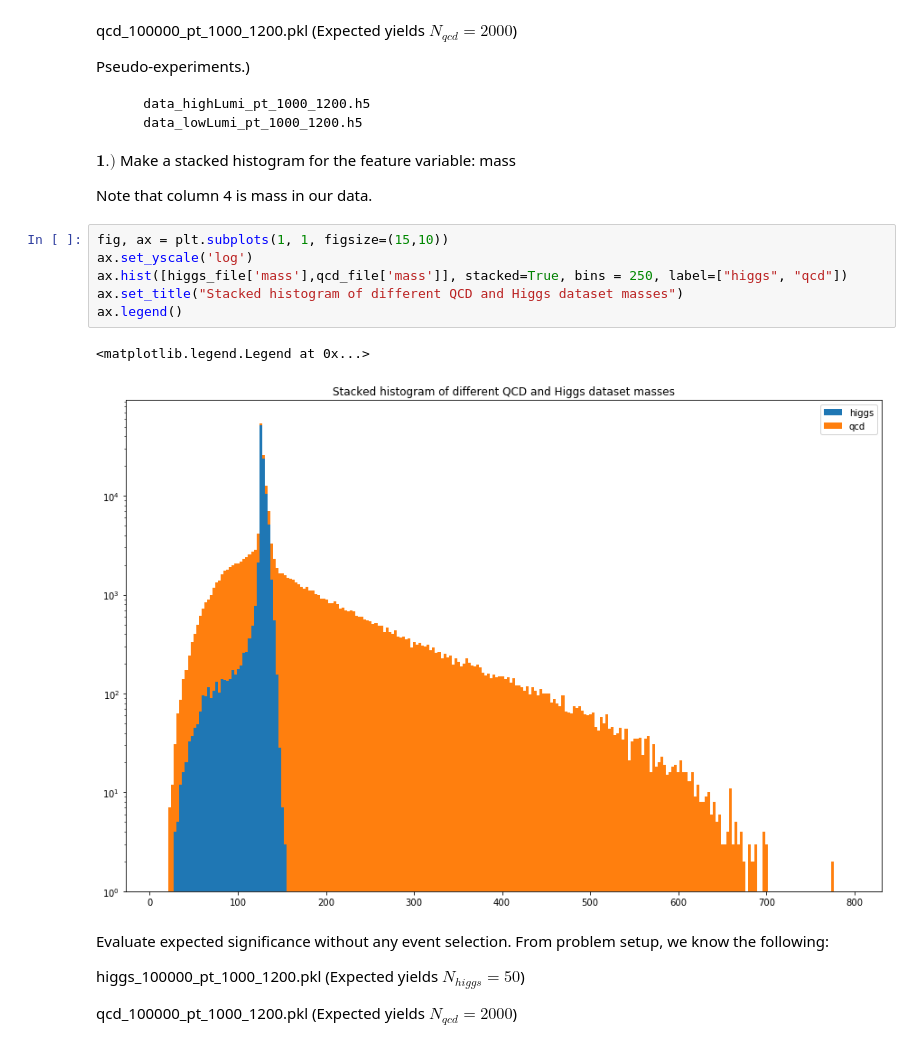
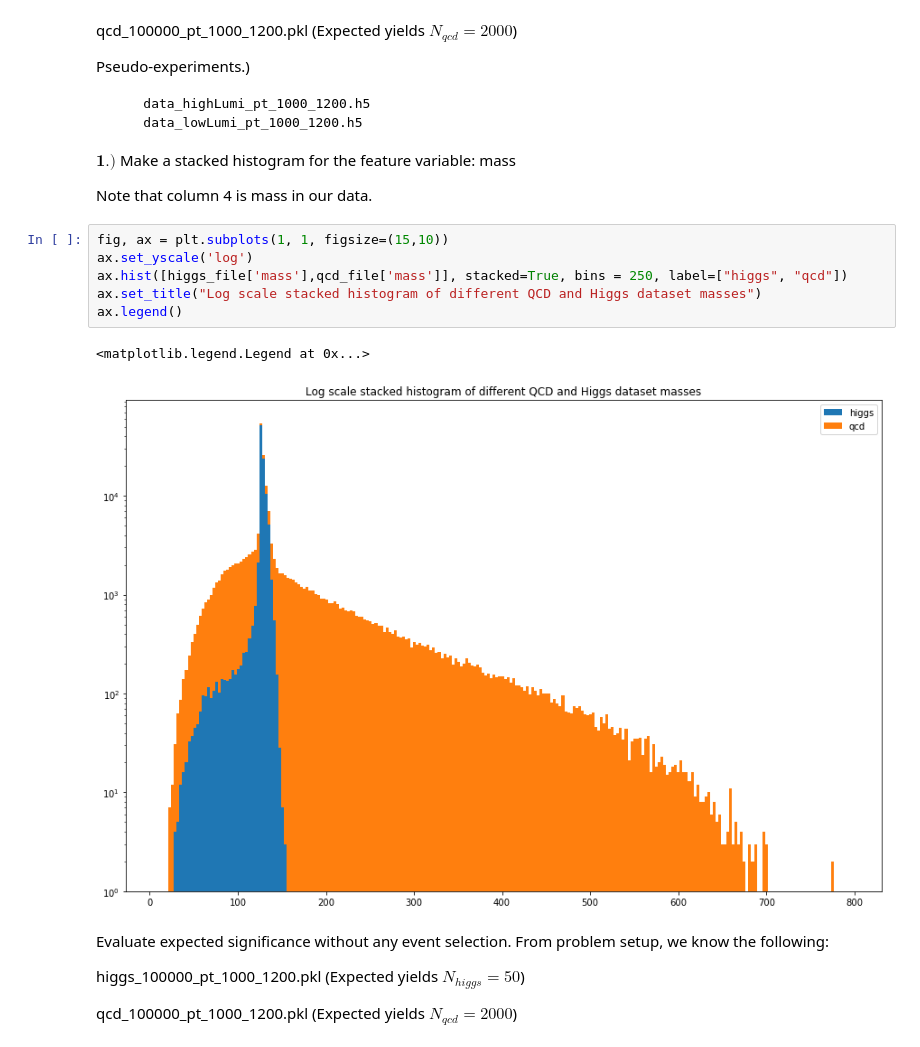
Before and after one commit to Cosack135/PHYS-434, a Jupyter notebook: Lab7.ipynb, the cells around one changed output. Cells and saved outputs as stored; diff of their text form.

```diff
--- a/Lab7.ipynb
+++ b/Lab7.ipynb
@@ -65,12 +66,12 @@ Note that column 4 is mass in our data.
 # %%
 fig, ax = plt.subplots(1, 1, figsize=(15,10))
 ax.set_yscale('log')
 ax.hist([higgs_file['mass'],qcd_file['mass']], stacked=True, bins = 250, label=["higgs", "qcd"])
-ax.set_title("Stacked histogram of different QCD and Higgs dataset masses")
+ax.set_title("Log scale stacked histogram of different QCD and Higgs dataset masses")
 ax.legend()
 # %% [output]
 <matplotlib.legend.Legend at 0x...>
-[figure, old version]
+[figure, new version]
 # %% [markdown]
 Evaluate expected significance without any event selection. From problem setup, we know the following:
 
```
Also changed, not shown: parts of 25 cells of this notebook, 1 other file.
